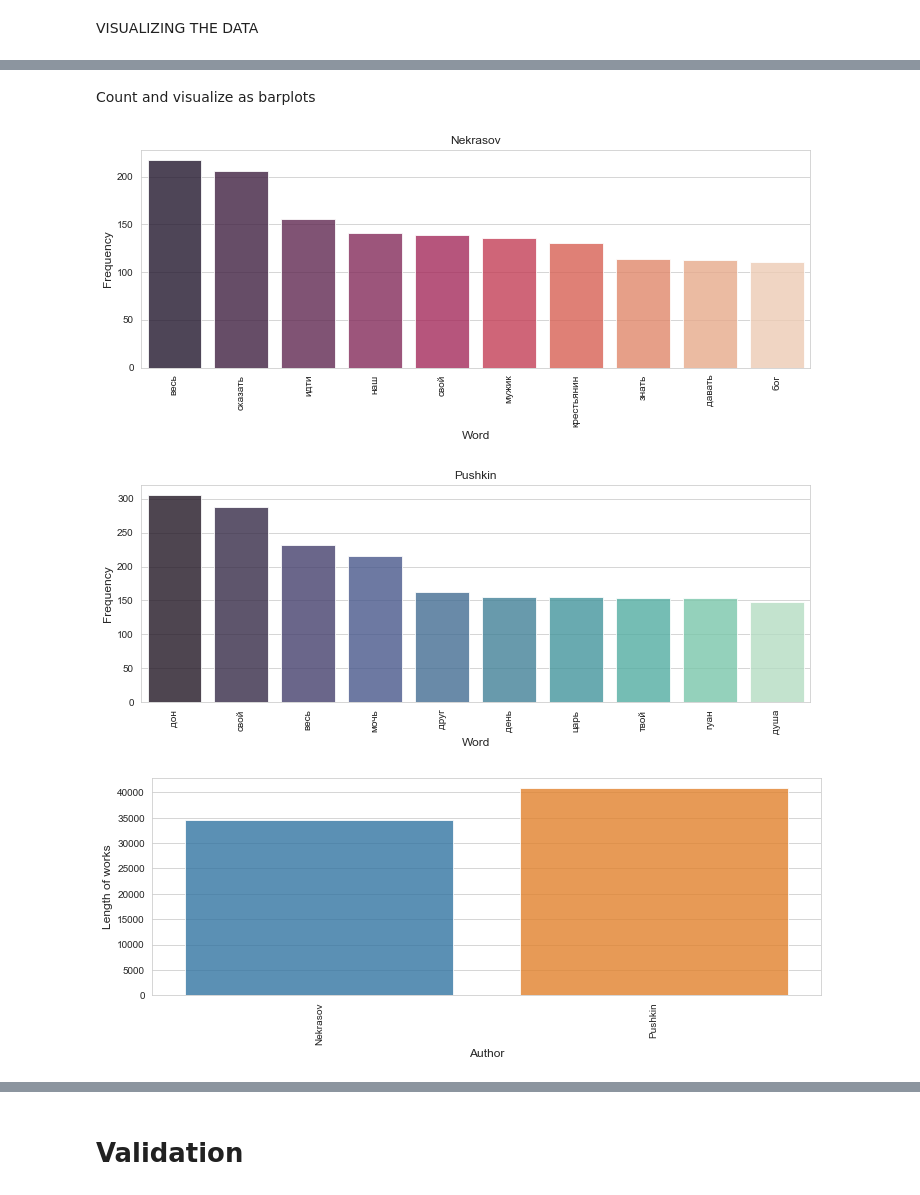
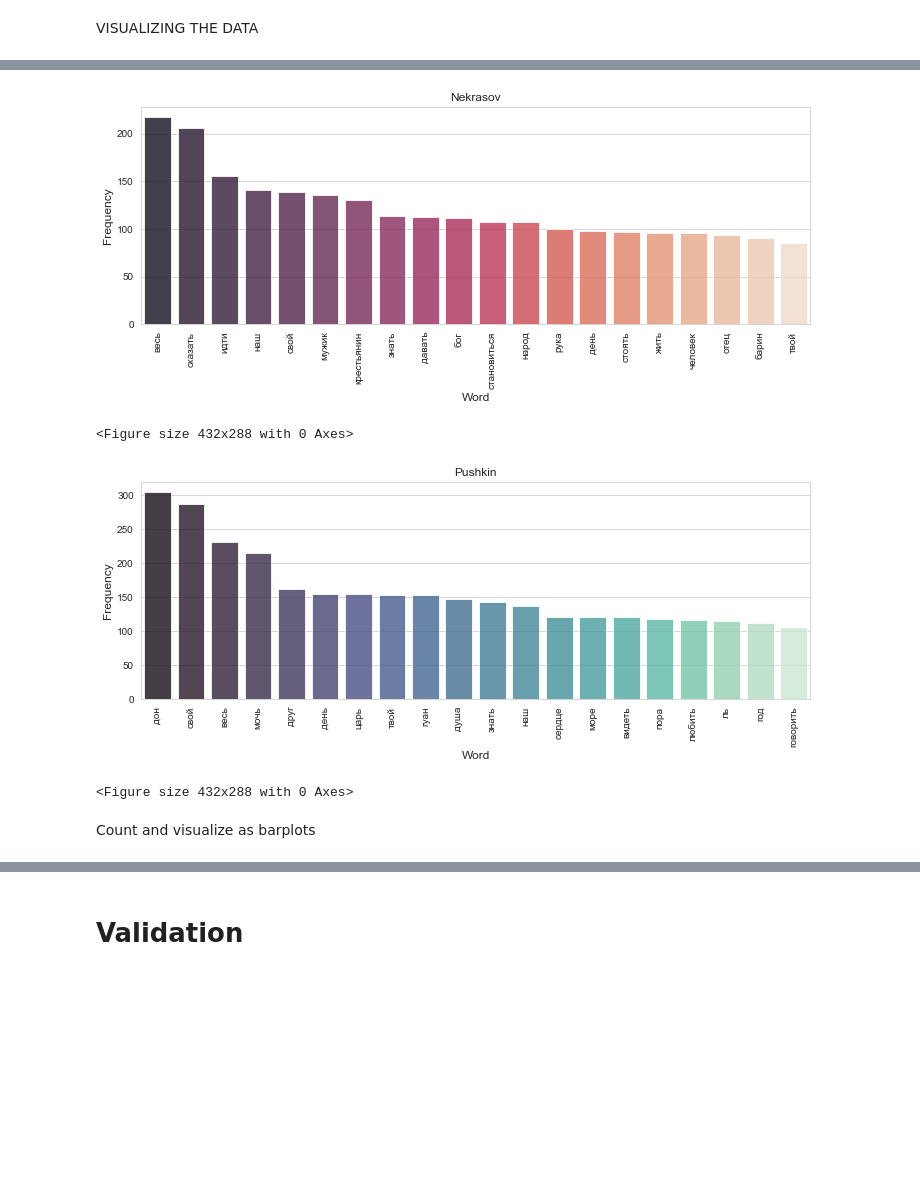
Before and after one commit to kmaltcev/NLP-BiLSTM-model, a Jupyter notebook: CNN_BiLSTM.ipynb, the cells around one changed output, grey strips where cells are left out. Cells and saved outputs as stored; diff of their text form; code cells hidden in the pictures; blank space fills up the shorter version.

```diff
--- a/CNN_BiLSTM.ipynb
+++ b/CNN_BiLSTM.ipynb
@@ -122,35 +62,9 @@ for book in authors:
+# %%
+plot_words_count(dataset.data)
+# %% [output]
+[figure, added]
+<Figure size 432x288 with 0 Axes>
+[figure, added]
+<Figure size 432x288 with 0 Axes>
 # %% [markdown]
 Count and visualize as barplots
-# %%
-from collections import Counter
-
-sns_palette = ["rocket", "mako", "magma", "rocket_r"]
-sns.set_style("whitegrid")
-for i, book in enumerate(authors):
-    cnt_pro = np.asarray(Counter(book['Text'][0].split()).most_common(10))
-    occ_df = pd.DataFrame({'word': cnt_pro[:, 0], 'count': [int(num) for num in cnt_pro[:, 1]]})
-    plt.figure(figsize=(12, 4))
-    sns.barplot(x='word', y='count', alpha=0.8, data=occ_df, palette=sns_palette[i])
-    plt.title(book['Author'][0])
-    plt.ylabel('Frequency', fontsize=12)
-    plt.xlabel('Word', fontsize=12)
-    plt.xticks(rotation=90)
-    plt.show()
-# %% [output]
-[figure, removed]
-[figure, removed]
-# %%
-plt.figure(figsize=(12,4))
-words = []
-names = []
-for book in authors:
-    words.append(len(book['Text'][0].split()))
-    names.append(book['Author'][0])
-
-sns.barplot(names, words, alpha=0.8)
-plt.ylabel('Length of works', fontsize=12)
-plt.xlabel('Author', fontsize=12)
-plt.xticks(rotation=90)
-plt.show();
-# %% [output]
-[figure, removed]
```
Also changed, not shown: parts of 38 cells of this notebook, 24 other files.
